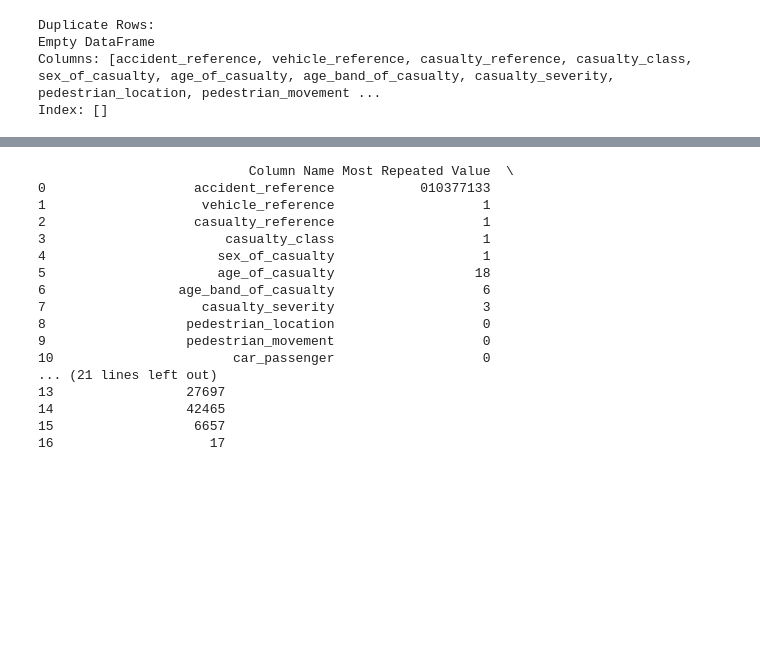
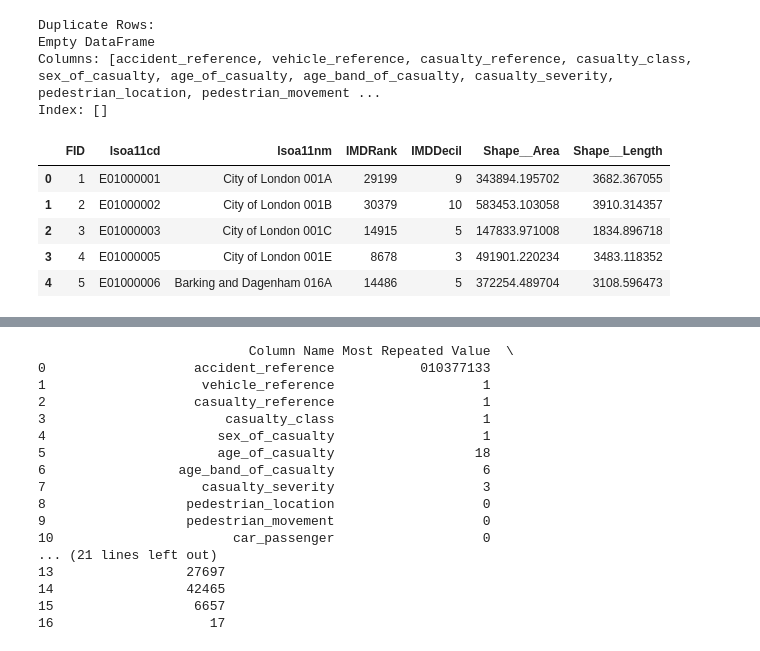
Before and after one commit to AminHeidariSardabi/dft-road-casualty-statistics-casualty-provisional-mid-year-unvalidated-2022, a Jupyter notebook: main.ipynb, the cells around one changed output, grey strips where cells are left out. Drawn from its saved outputs; the diff is of its cells as text; code cells hidden in the pictures; blank space fills up the shorter version.

```diff
--- a/main.ipynb
+++ b/main.ipynb
@@ -27,6 +30,8 @@ from sklearn.linear_model import LogisticRegression
 df = pd.read_csv(
     "dft-road-casualty-statistics-casualty-provisional-mid-year-unvalidated-2022 (1).csv"
 )
+lsoa=pd.read_csv("Lower_Super_Output_Area_(LSOA)_IMD2019__(WGS84).csv"
+)
 # %%
 df.describe
 # %% [output]
@@ -128,3 +133,12 @@ df.drop(df[(df['casualty_imd_decile'] == -1) ].index, inplace=True)
 # %%
 #geometrical data,removing data with value -1
 df.drop(df[(df['lsoa_of_casualty'] == -1)| (df['lsoa_of_casualty'] == '-1' )].index, inplace=True)
+# %%
+lsoa.head()
+# %% [output]
+|  | FID | lsoa11cd | lsoa11nm | IMDRank | IMDDecil | Shape__Area | Shape__Length |
+| 0 | 1 | E01000001 | City of London 001A | 29199 | 9 | 343894.195702 | 3682.367055 |
+| 1 | 2 | E01000002 | City of London 001B | 30379 | 10 | 583453.103058 | 3910.314357 |
+| 2 | 3 | E01000003 | City of London 001C | 14915 | 5 | 147833.971008 | 1834.896718 |
+| 3 | 4 | E01000005 | City of London 001E | 8678 | 3 | 491901.220234 | 3483.118352 |
+| 4 | 5 | E01000006 | Barking and Dagenham 016A | 14486 | 5 | 372254.489704 | 3108.596473 |
```
Also changed, not shown: parts of 8 cells of this notebook, 3 other files.
